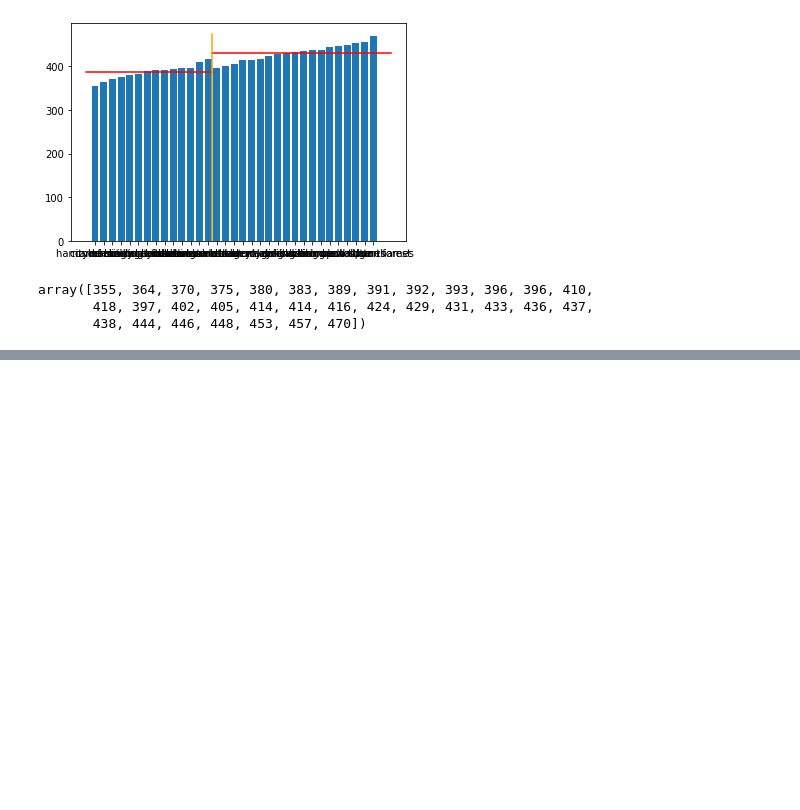
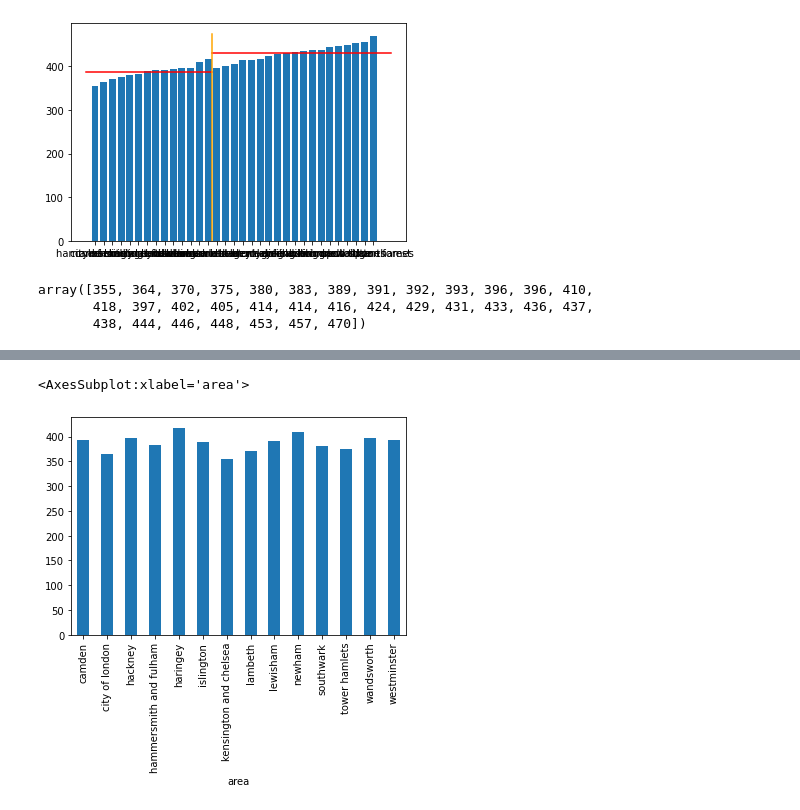
Before and after one commit to bendthompson/london-fires, a Jupyter notebook: notebooks/exploratory_notebook.ipynb, the cells around one changed output, grey strips where cells are left out. Cells and saved outputs as stored; diff of their text form; code cells hidden in the pictures; blank space fills up the shorter version.

```diff
--- a/notebooks/exploratory_notebook.ipynb
+++ b/notebooks/exploratory_notebook.ipynb
@@ -317,0 +333,5 @@ array([355, 364, 370, 375, 380, 383, 389, 391, 392, 393, 396, 396, 410,
+# %%
+innerdf['2021.0'].plot(kind='bar')
+# %% [output]
+<AxesSubplot:xlabel='area'>
+[figure, added]
```
Also changed, not shown: parts of 5 cells of this notebook.
